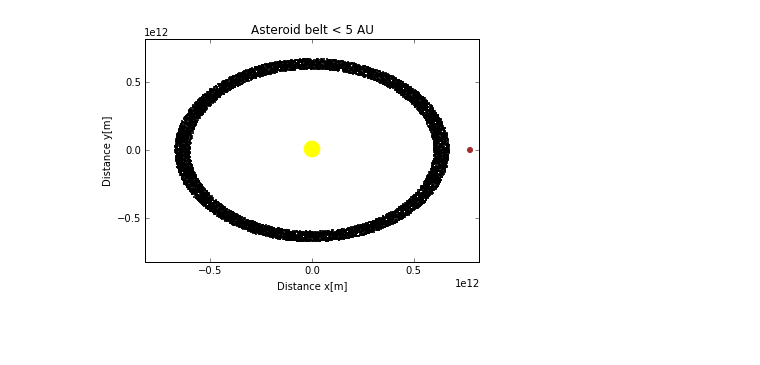
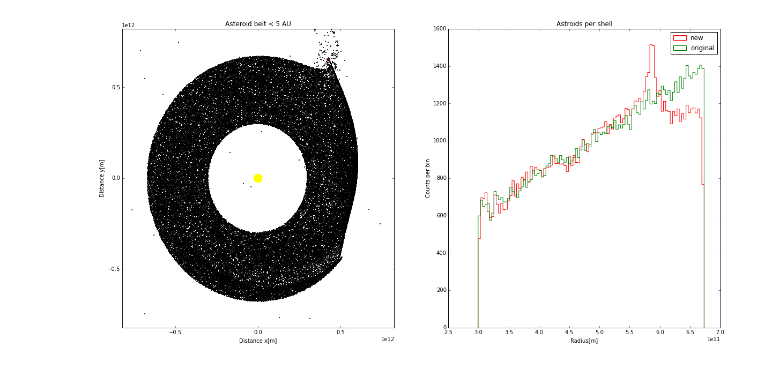
Before and after one commit to Enqoded/N-body-CrocoLoco, a Jupyter notebook: Test_monday.ipynb, the cells around one changed output. Cells and saved outputs as stored; diff of their text form; code cells hidden in the pictures; blank space fills up the shorter version.

```diff
--- a/Test_monday.ipynb
+++ b/Test_monday.ipynb
@@ -10,6 +10,7 @@ import math
 
 
 distance_sun_com_with_jupiter = 742000000 # meters, com = center of mass
+period_jup_around_sun = 4332.59 * 24 * 3600 # s
 
 G = 6.67*10**(-11) #SI units
 m_sun = 2*10**30 #kg
@@ -17,33 +18,35 @@ m_jup = 1.898*10**27 #kg
 AU = 1.496*10**11 #m
 
 dt = 3600*24 #s
-N = 10000#unitless
-tijd = 10 #dag
+N = 100000#unitless
+tijd = 100000 #dag
+plotting_time_stepsize = 3650
 
 
-inner_r = 4 #AU
+inner_r = 2 #AU
 outer_r = 4.5 #AU
+inner_r_au = inner_r * AU
+outer_r_au = outer_r * AU
 r_max_kwad = outer_r**2 #AU^2
 r_min_kwad = inner_r**2 #AU^2
 
 pos_jup_start = np.array([5.2 * AU,0,0]) #m
 pos_sun_start = np.array([-distance_sun_com_with_jupiter,0,0]) #m
 
-print pos_sun_start
 
-x_sun, y_sun, z_sun = 0,0,0
-x_jup, y_jup, z_jup = pos_jup_start
+
+
 
 def sun_start(pos_sun_start):
-    x_sun,y_sun,z_sun = pos_sun_start
-    theta_sun = math.atan2(y_sun,x_sun)
-    d_sun_to_com = np.sqrt(x_sun**2 + y_sun**2)
-    v_sun = np.sqrt(G * m_jup/d_sun_to_com)
+    x_sun_start,y_sun_start,z_sun_start = pos_sun_start
+    theta_sun = math.atan2(y_sun_start,x_sun_start)
+    d_sun_to_com = np.sqrt(x_sun_start**2 + y_sun_start**2)
+
+    v_sun = (2 * np.pi * distance_sun_com_with_jupiter)/(period_jup_around_sun)
     vx_sun = v_sun * np.sin(theta_sun)
     vy_sun = -v_sun * np.cos(theta_sun)
     vz_sun = 0
-    pos_sun_start = np.array([x_sun, y_sun, z_sun, vx_sun, vy_sun, vz_sun])
-    print pos_sun_start
+    pos_sun_start = np.array([x_sun_start, y_sun_start, z_sun_start, vx_sun, vy_sun, vz_sun])
     return pos_sun_start
 
 
@@ -111,7 +114,8 @@ def startvalue_generator(N):
 #################### 2D plot ends here ##########################
 
 
-def planet_position(pos_planet):
+def planet_position(pos_planet, pos_sun):
+    x_sun, y_sun, z_sun, vx_sun, vy_sun, vz_sun = pos_sun
     planet_x_last, planet_y_last, planet_z_last, planet_vx_last, planet_vy_last, planet_vz_last = pos_planet
     sun_constant = (-G * m_sun)/((np.sqrt((planet_x_last - x_sun)**2 + (planet_y_last - y_sun)**2 + (planet_z_last - z_sun)**2))**3)
     a_x = sun_constant * (planet_x_last - x_sun)
@@ -129,29 +133,30 @@ def planet_position(pos_planet):
 
 
 def sun_position(sun_pos, jup_pos):
-    #print sun_pos
     sun_x_last, sun_y_last, sun_z_last, sun_vx_last, sun_vy_last, sun_vz_last = sun_pos
     jup_x_last, jup_y_last, jup_z_last, jup_vx_last, jup_vy_last, jup_vz_last = jup_pos
     jup_constant = (-G * m_jup)/((np.sqrt((sun_x_last - jup_x_last)**2 + (sun_y_last - jup_y_last)**2 + (sun_z_last - jup_z_last)**2))**3)
     a_x = jup_constant * (sun_x_last - jup_x_last)
     a_y = jup_constant * (sun_y_last - jup_y_last)
     a_z = jup_constant * (sun_z_last - jup_z_last)
-    sun_vx_new = sun_vx_last + a_x *dt
-    sun_vy_new = sun_vy_last + a_y *dt
-    sun_vz_new = sun_vz_last + a_z *dt
-    sun_x_new = sun_x_last + sun_vx_new * dt
-    sun_y_new = sun_y_last + sun_vy_new * dt
-    sun_z_new = sun_z_last + sun_vz_new * dt
-    sun_pos = np.array([sun_x_new, sun_y_new, sun_z_new, sun_vx_new, sun_vy_new, sun_vz_new])
+    vx_sun = sun_vx_last + a_x *dt
+    vy_sun = sun_vy_last + a_y *dt
+    vz_sun = sun_vz_last + a_z *dt
+    x_sun = sun_x_last + vx_sun * dt
+    y_sun = sun_y_last + vy_sun * dt
+    z_sun = sun_z_last + vz_sun * dt
+    sun_pos = np.array([x_sun, y_sun, z_sun, vx_sun, vy_sun, vz_sun])
     return sun_pos
 
-def euler_cromer(pos_array):
+def euler_cromer(pos_array, pos_sun, pos_jup):
     '''
     Input:
     Output:
     How:
     '''
     x_last, y_last, z_last, vx_last, vy_last, vz_last = pos_array
+    x_sun, y_sun, z_sun, vx_sun, vy_sun, vz_sun = pos_sun
+    x_jup, y_jup, z_jup, vx_jup, vy_jup, vz_jup = pos_jup
     sun_constant = (-G * m_sun)/((np.sqrt((x_last - x_sun)**2 + (y_last - y_sun)**2 + (z_last - z_sun)**2))**3)
     jup_constant = (-G * m_jup)/((np.sqrt((x_last - x_jup)**2 + (y_last - y_jup)**2 + (z_last - z_jup)**2))**3)
     a_x = sun_constant * (x_last - x_sun) + jup_constant * (x_last - x_jup)
@@ -168,11 +173,12 @@ def euler_cromer(pos_array):
 
 
 def asteroids(tijd):
-    fig = plt.figure()
+    f, axs = plt.subplots(2,2,figsize=(20,10))
 
     pos_array = startvalue_generator(N)
     pos_sun = sun_start(pos_sun_start)
     pos_jup = planet_start(pos_jup_start)
+    #x_sun, y_sun, z_sun, vx_sun, vy_sun, vz_sun = pos_sun
     #merc_x_last, merc_y_last, merc_z_last, v_x_merc, v_y_merc, v_z_merc = planet_start([.39*AU,0,0])
     #ven_x_last, ven_y_last, ven_z_last, v_x_ven, v_y_ven, v_z_ven = planet_start([.72*AU,0,0])
     #earth_x_last, earth_y_last, earth_z_last, v_x_earth, v_y_earth, v_z_earth = planet_start([1.0*AU,0,0])
@@ -181,18 +187,22 @@ def asteroids(tijd):
 
     for t in range(tijd):
         #print pos_array
-        pos_array = euler_cromer(pos_array)
+        pos_array = euler_cromer(pos_array, pos_sun, pos_jup)
         pos_sun = sun_position(pos_sun, pos_jup)
-        pos_jup = planet_position(pos_jup)
+        x_sun, y_sun, z_sun, vx_sun, vy_sun, vz_sun = pos_sun
+        pos_jup = planet_position(pos_jup, pos_sun)
         #merc_x_last, merc_y_last, merc_z_last, v_x_merc, v_y_merc, v_z_merc = planet_pos(merc_x_last, merc_y_last, merc_z_last, v_x_merc, v_y_merc, v_z_merc)
         #ven_x_last, ven_y_last, ven_z_last, v_x_ven, v_y_ven, v_z_ven =  planet_pos(ven_x_last, ven_y_last, ven_z_last, v_x_ven, v_y_ven, v_z_ven)
         #earth_x_last, earth_y_last, earth_z_last, v_x_earth, v_y_earth, v_z_earth =  planet_pos(earth_x_last, earth_y_last, earth_z_last, v_x_earth, v_y_earth, v_z_earth)
         #mars_x_last, mars_y_last, mars_z_last, v_x_mars, v_y_mars, v_z_mars =  planet_pos(mars_x_last, mars_y_last, mars_z_last, v_x_mars, v_y_mars, v_z_mars)
-
-        if t % 365 == 0:
-
-
-            fig.clear()
+        if t == 0:
+            r_original_array = np.sqrt(pos_array[0]**2 + pos_array[1]**2)
+        if t % plotting_time_stepsize == 0:
+            r_array = np.sqrt(pos_array[0]**2 + pos_array[1]**2)
+            r_array = r_array[r_array>=inner_r_au]
+            r_array = r_array[r_array<=outer_r_au]
+            f.clear()
+            plt.subplot(121)
             #plt.scatter(merc_x_last, merc_y_last, s = 3, color = 'grey')
             #plt.scatter(ven_x_last, ven_y_last, s = 5, color = 'orange')
             #plt.scatter(earth_x_last, earth_y_last, s = 5, color = 'blue')
@@ -205,18 +215,19 @@ def asteroids(tijd):
             plt.ylabel('Distance y[m]')
             plt.xlim([-5.5*AU,5.5*AU])
             plt.ylim([-5.5*AU,5.5*AU])
+
+
+            plt.subplot(122)
+            plt.hist(r_array, bins = 100, histtype = 'step', color = 'red', label = 'new')
+            plt.hist(r_original_array, bins = 100, histtype = 'step', color = 'green', label = 'original')
+            plt.title('Astroids per shell')
+            plt.xlabel('Radius[m]')
+            plt.ylabel('Counts per bin')
+            #plt.xlim([inner_r*AU,outer_r * AU])
+            plt.legend()
             display.display(pl.gcf())
 
-
-            #fig.clear()
-            #plt.hist(r_list, bins = 100)
-            #plt.title('Astroids per shell')
-            #plt.xlabel('Radius[m]')
-            #plt.ylabel('Counts per bin')
-            #plt.xlim([4*AU,4.5*AU])
-            #display.display(pl.gcf())
-
-            #display.clear_output(wait=True)
+            display.clear_output(wait=True)
 
             time.sleep(0.1)
             print t
@@ -255 +264 @@ print asteroids(tijd)
-[figure, old version]
+[figure, new version]
```
Also changed, not shown: parts of 1 cell of this notebook.
